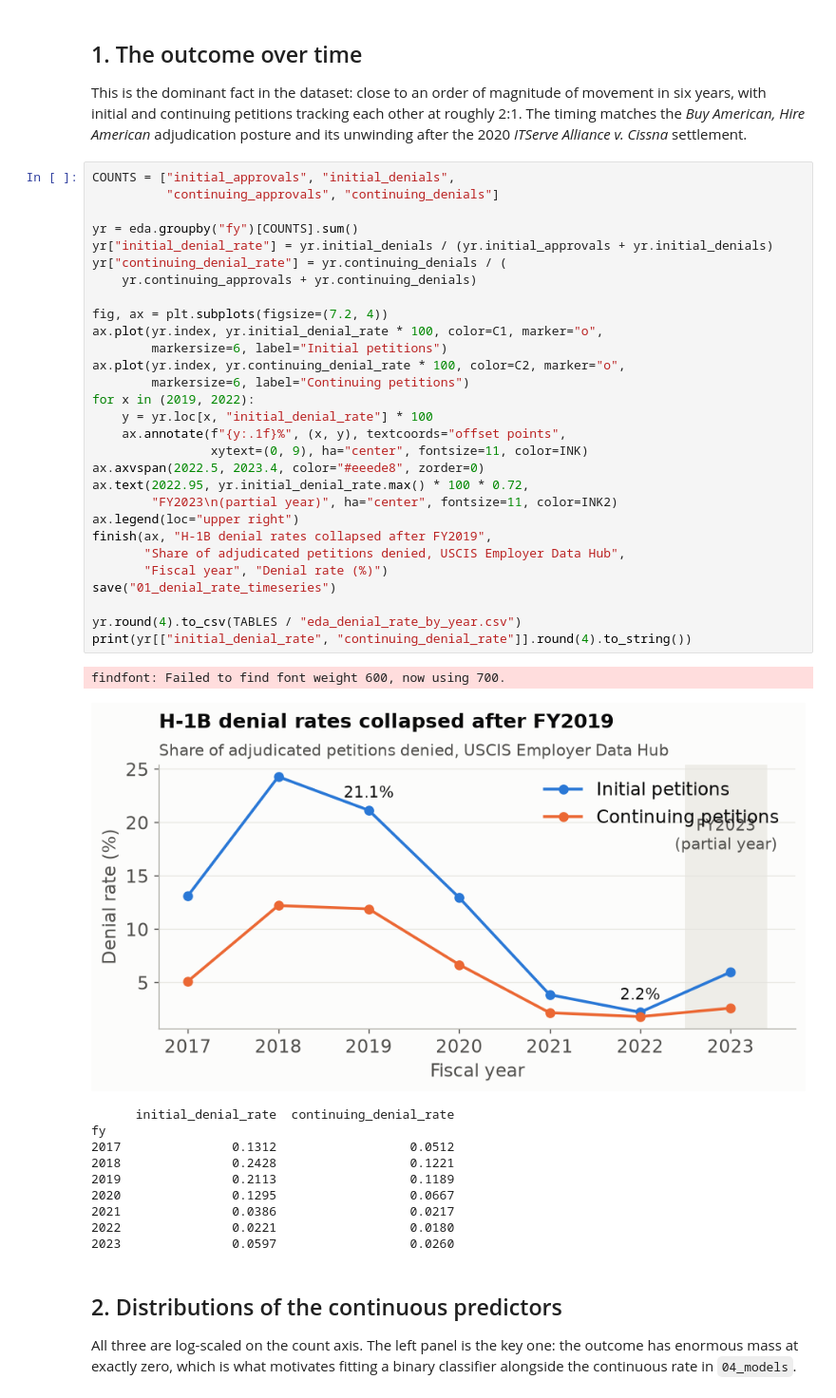
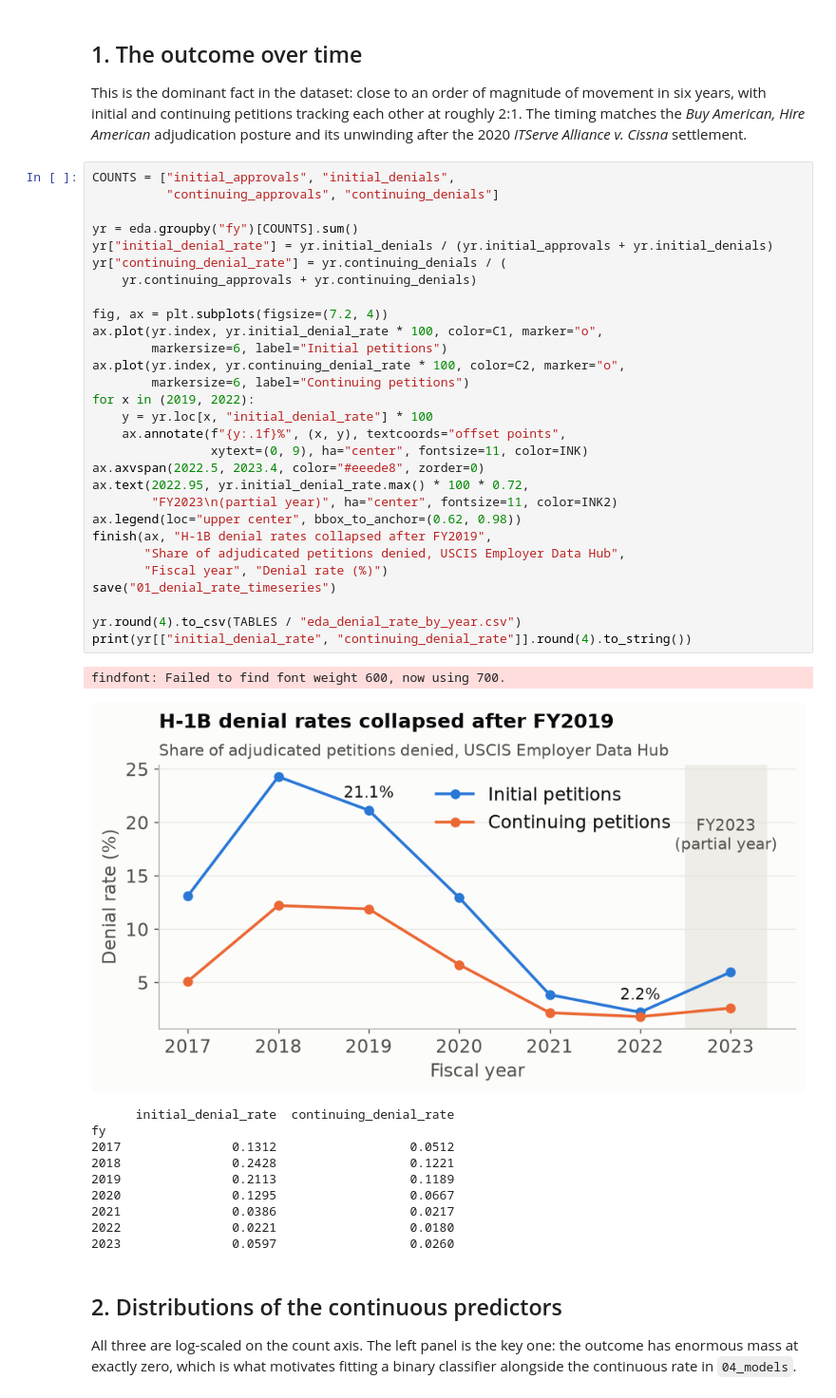
Before and after one commit to MuhammadMoiz20/h1b-gatekeeping, a Jupyter notebook: code/03_eda.ipynb, the cells around one changed output. Shown at 95% size. Cells and saved outputs as stored; diff of their text form.

```diff
--- a/code/03_eda.ipynb
+++ b/code/03_eda.ipynb
@@ -57,35 +57,35 @@ after the 2020 *ITServe Alliance v. Cissna* settlement.
 # %%
 COUNTS = ["initial_approvals", "initial_denials",
           "continuing_approvals", "continuing_denials"]
 
 yr = eda.groupby("fy")[COUNTS].sum()
 yr["initial_denial_rate"] = yr.initial_denials / (yr.initial_approvals + yr.initial_denials)
 yr["continuing_denial_rate"] = yr.continuing_denials / (
     yr.continuing_approvals + yr.continuing_denials)
 
 fig, ax = plt.subplots(figsize=(7.2, 4))
 ax.plot(yr.index, yr.initial_denial_rate * 100, color=C1, marker="o",
         markersize=6, label="Initial petitions")
 ax.plot(yr.index, yr.continuing_denial_rate * 100, color=C2, marker="o",
         markersize=6, label="Continuing petitions")
 for x in (2019, 2022):
     y = yr.loc[x, "initial_denial_rate"] * 100
     ax.annotate(f"{y:.1f}%", (x, y), textcoords="offset points",
                 xytext=(0, 9), ha="center", fontsize=11, color=INK)
 ax.axvspan(2022.5, 2023.4, color="#eeede8", zorder=0)
 ax.text(2022.95, yr.initial_denial_rate.max() * 100 * 0.72,
         "FY2023\n(partial year)", ha="center", fontsize=11, color=INK2)
-ax.legend(loc="upper right")
+ax.legend(loc="upper center", bbox_to_anchor=(0.62, 0.98))
 finish(ax, "H-1B denial rates collapsed after FY2019",
        "Share of adjudicated petitions denied, USCIS Employer Data Hub",
        "Fiscal year", "Denial rate (%)")
 save("01_denial_rate_timeseries")
 
 yr.round(4).to_csv(TABLES / "eda_denial_rate_by_year.csv")
 print(yr[["initial_denial_rate", "continuing_denial_rate"]].round(4).to_string())
 # %% [output]
 findfont: Failed to find font weight 600, now using 700.
-[figure, old version]
+[figure, new version]
       initial_denial_rate  continuing_denial_rate
 fy
 2017               0.1312                  0.0512
```
Also changed, not shown: 25 other files.
